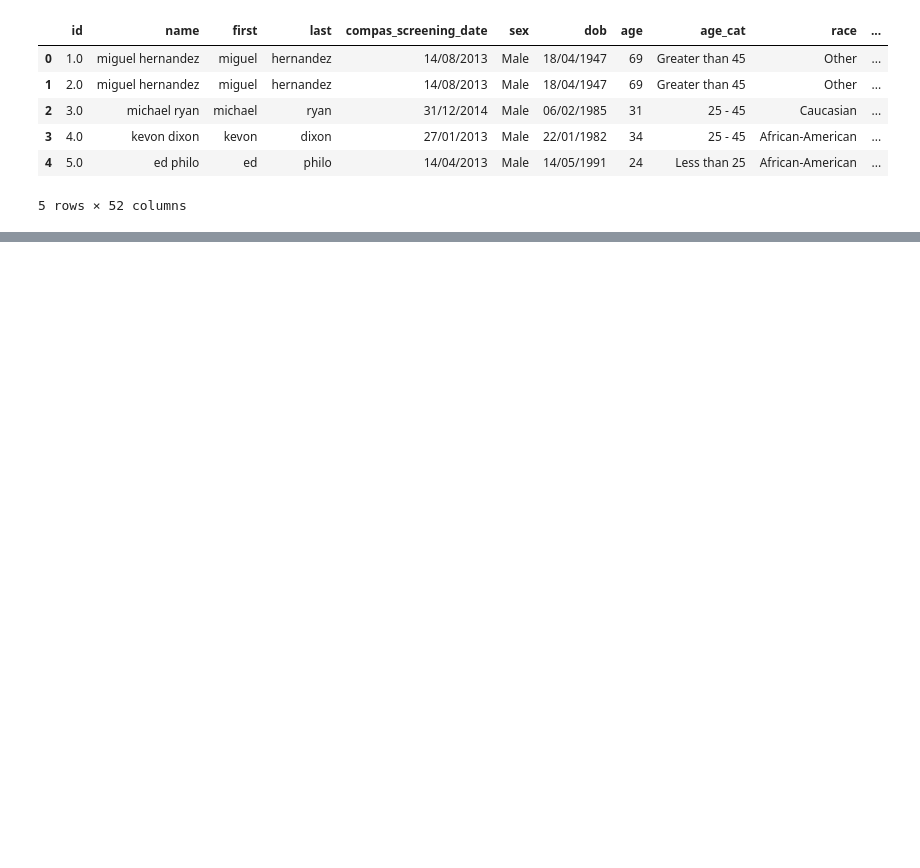
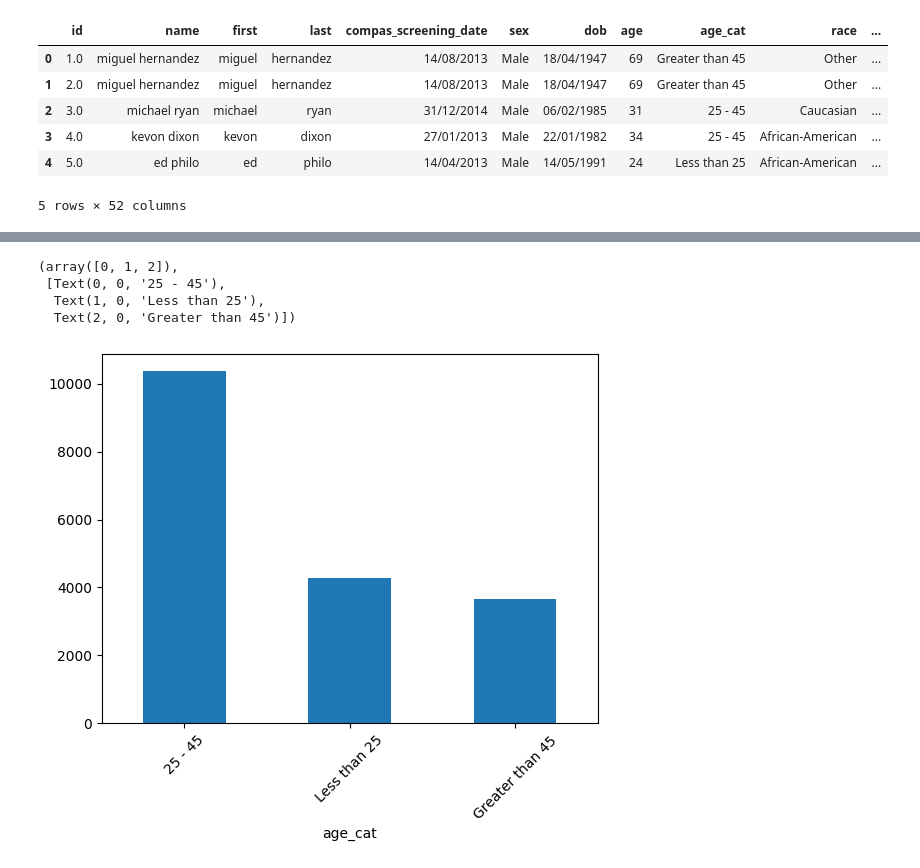
Before and after one commit to jiayinliu25/riskAssessmentCOMPAS, a Jupyter notebook: EDA.ipynb, the cells around one changed output, grey strips where cells are left out. Cells and saved outputs as stored; diff of their text form; code cells hidden in the pictures; blank space fills up the shorter version.

```diff
--- a/EDA.ipynb
+++ b/EDA.ipynb
@@ -140,0 +125,9 @@ compas.describe().T
+# %%
+compas['age_cat'].value_counts().plot(kind='bar')
+plt.xticks(rotation=45)
+# %% [output]
+(array([0, 1, 2]),
+ [Text(0, 0, '25 - 45'),
+  Text(1, 0, 'Less than 25'),
+  Text(2, 0, 'Greater than 45')])
+[figure, added]
```
Also changed, not shown: parts of 20 cells of this notebook.
